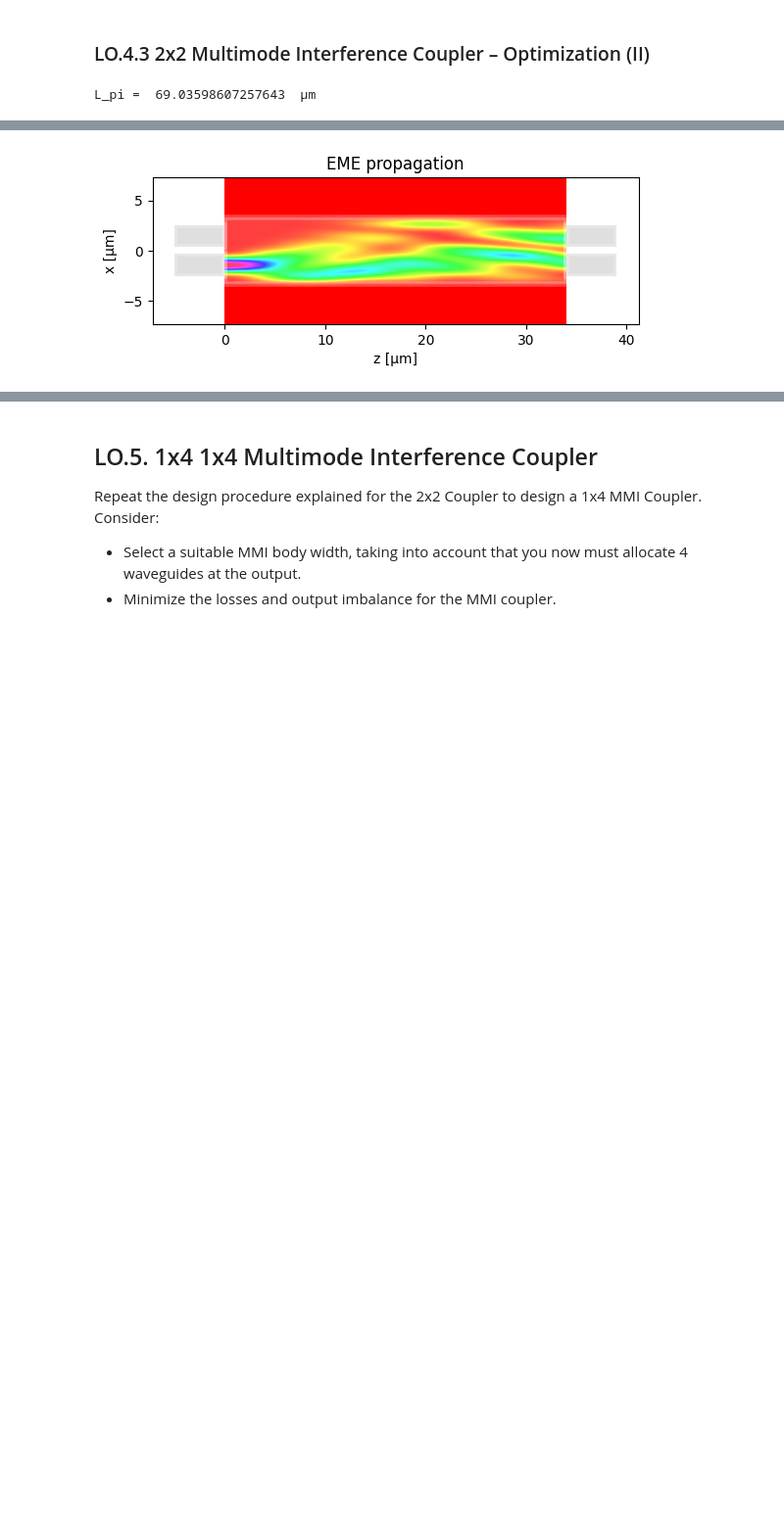
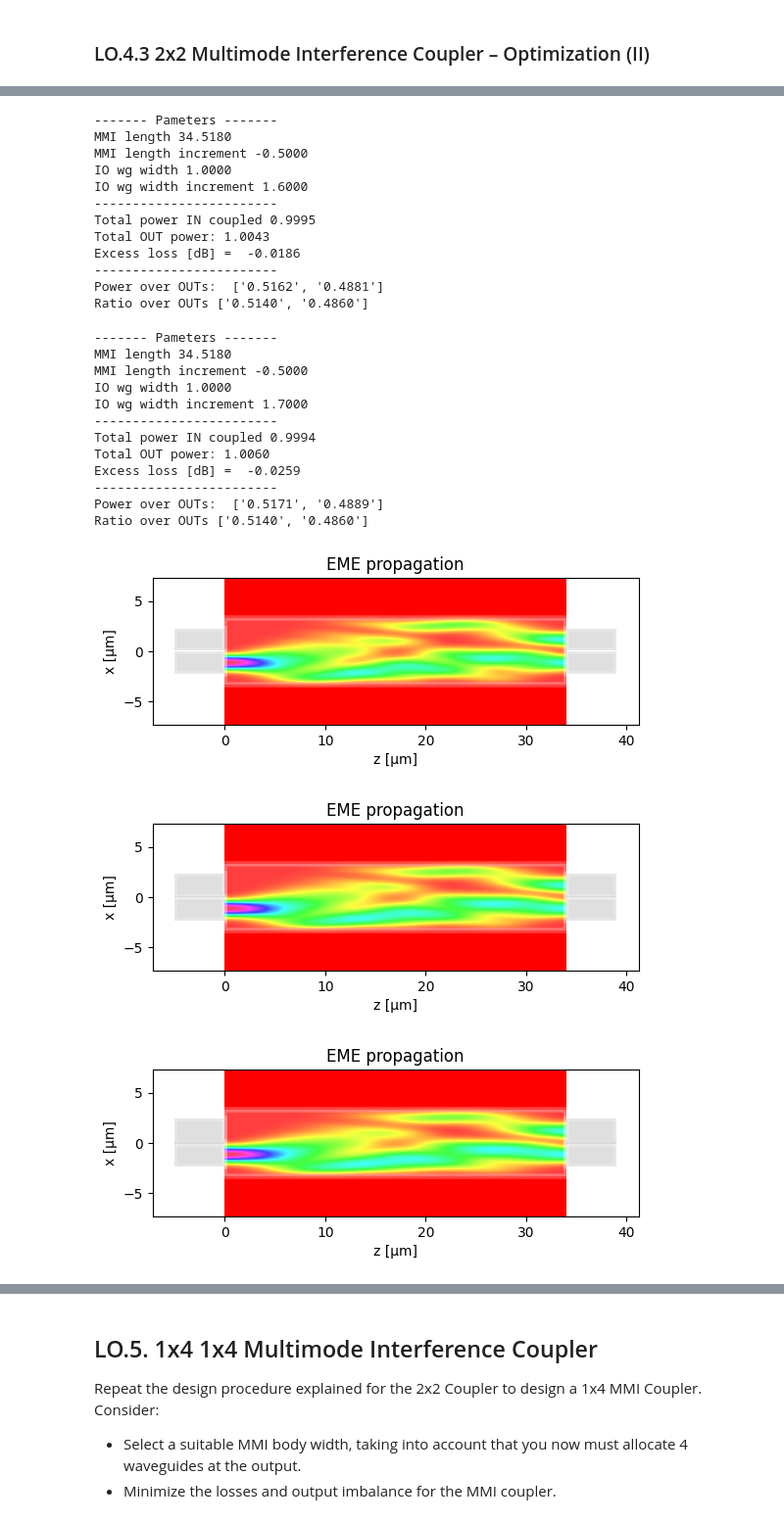
Before and after one commit to mromgar1/pic-upv-lab2, a Jupyter notebook: COUPLERS_Student.ipynb, the cells around one changed output, grey strips where cells are left out. Shown at 98% size. Saved outputs shown, nothing was run; the diff lists cells and outputs as text; code cells hidden in the pictures; blank space fills up the shorter version.

```diff
--- a/COUPLERS_Student.ipynb
+++ b/COUPLERS_Student.ipynb
@@ -636,38 +684,31 @@ Ratio over OUTs ['0.5062', '0.4938']
 [figure]
 # %% [markdown]
 ### LO.4.3 2x2 Multimode Interference Coupler – Optimization (II)
-# %%
-# Design flow for MMI
-
-m = MMI_EME()
-m.MMI_width = 6.6   # MMI width
-m.wg_width_dw = 1.2 # STUDENT
-
-# 1) Compute de MMI modes
-m.find_all_modes()
-
-# 2) Get the L_pi
-L_pi = m.get_L_pi()
-print("L_pi = ", L_pi, " µm")
-# %% [output]
-L_pi =  69.03598607257643  µm
 # %%
 # 3) Configure MMI
 # # MMI I/O number (check class slides for type of MMI)
-m.n_IN = 2 # STUDENT
-m.n_OUT = 2 # STUDENT
+widths = [1.2, 1.4, 1.5, 1.6, 1.7]
+mmi_Width = 6.6
 
-dy = 0.05
-# MMI I/O waveguide positions (check class slides for type of MMI)
-m.IN_WVG_positions = mmi_Width*np.array([-1/6, 1/6] + np.array([-dy, dy])) # STUDENT
-m.OUT_WVG_positions = mmi_Width*np.array([-1/6, 1/6] + np.array([-dy, dy])) # STUDENT
+for dw in widths:
+    m = MMI_EME()
+    m.MMI_width = mmi_Width
+    m.wg_width_dw = dw
 
-# MMI length (check class slides for type of MMI)
-m.L_MMI = (1/2)*L_pi  # STUDENT
-m.dL_MMI = -0.5 # STUDENT
+    m.find_all_modes()
+    L_pi = m.get_L_pi()
 
-# Run propagation
-m.propagation()
+    m.n_IN = 2
+    m.n_OUT = 2
+
+    dy = 0.05
+    m.IN_WVG_positions = mmi_Width*np.array([-1/6,1/6]) + np.array([-dy,dy])
+    m.OUT_WVG_positions = mmi_Width*np.array([-1/6,1/6]) + np.array([-dy,dy])
+
+    m.L_MMI = 1/2 * L_pi
+    m.dL_MMI = -0.5
+
+    m.propagation()
 # %% [output]
 ------- Pameters -------
 MMI length 34.5180
@@ -684 +749,27 @@ Ratio over OUTs ['0.4807', '0.5193']
+------- Pameters -------
+MMI length 34.5180
+MMI length increment -0.5000
+IO wg width 1.0000
+IO wg width increment 1.6000
+------------------------
+Total power IN coupled 0.9995
+Total OUT power: 1.0043
+Excess loss [dB] =  -0.0186
+------------------------
+Power over OUTs:  ['0.5162', '0.4881']
+Ratio over OUTs ['0.5140', '0.4860']
+------- Pameters -------
+MMI length 34.5180
+MMI length increment -0.5000
+IO wg width 1.0000
+IO wg width increment 1.7000
+------------------------
+Total power IN coupled 0.9994
+Total OUT power: 1.0060
+Excess loss [dB] =  -0.0259
+------------------------
+Power over OUTs:  ['0.5171', '0.4889']
+Ratio over OUTs ['0.5140', '0.4860']
-[figure, old version]
+[figure, new version]
+[figure, added]
+[figure, added]
```
Also changed, not shown: parts of 11 cells of this notebook, 1 other file.
